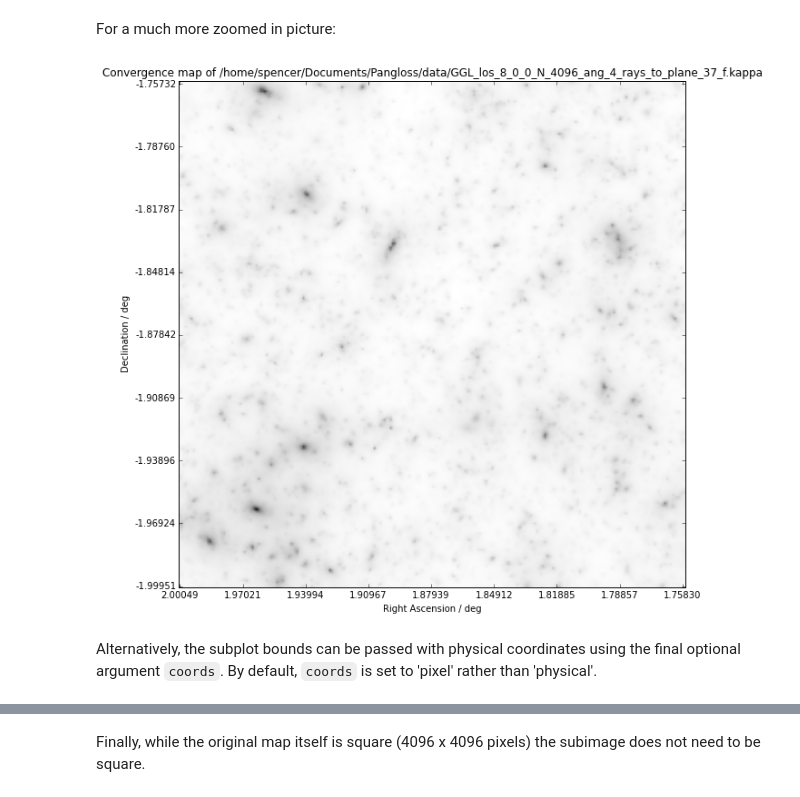
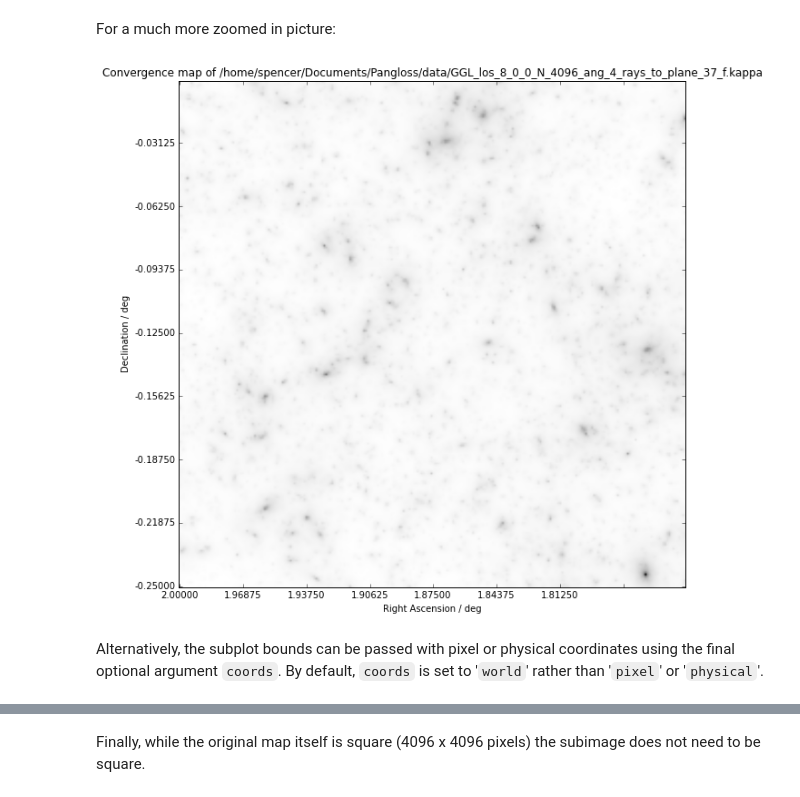
Before and after one commit to drphilmarshall/Pangloss, a Jupyter notebook: demos/WLMapsDemo.ipynb, the cells around one changed output, grey strips where cells are left out. Saved outputs shown, nothing was run; the diff lists cells and outputs as text; code cells hidden in the pictures.

```diff
--- a/demos/WLMapsDemo.ipynb
+++ b/demos/WLMapsDemo.ipynb
@@ -74,11 +73,11 @@ where each the subplot limits are in image (pixel) coordinates:
 # %% [markdown]
 For a much more zoomed in picture:
 # %%
-K.plot(10,[0,250,0,250])
+K.plot(10,[2,1.75,-.25,0])
 # %% [output]
-[figure, old version]
+[figure, new version]
 # %% [markdown]
-Alternatively, the subplot bounds can be passed with physical coordinates using the final optional argument `coords`. By default, `coords` is set to 'pixel' rather than 'physical'.
+Alternatively, the subplot bounds can be passed with pixel or physical coordinates using the final optional argument `coords`. By default, `coords` is set to '`world`' rather than '`pixel`' or '`physical`'.
 # %%
 K.plot(10,[-.01,.01,-.01,.01],coords='physical')
 # %% [output]
```
Also changed, not shown: parts of 21 cells of this notebook, 1 other file.
